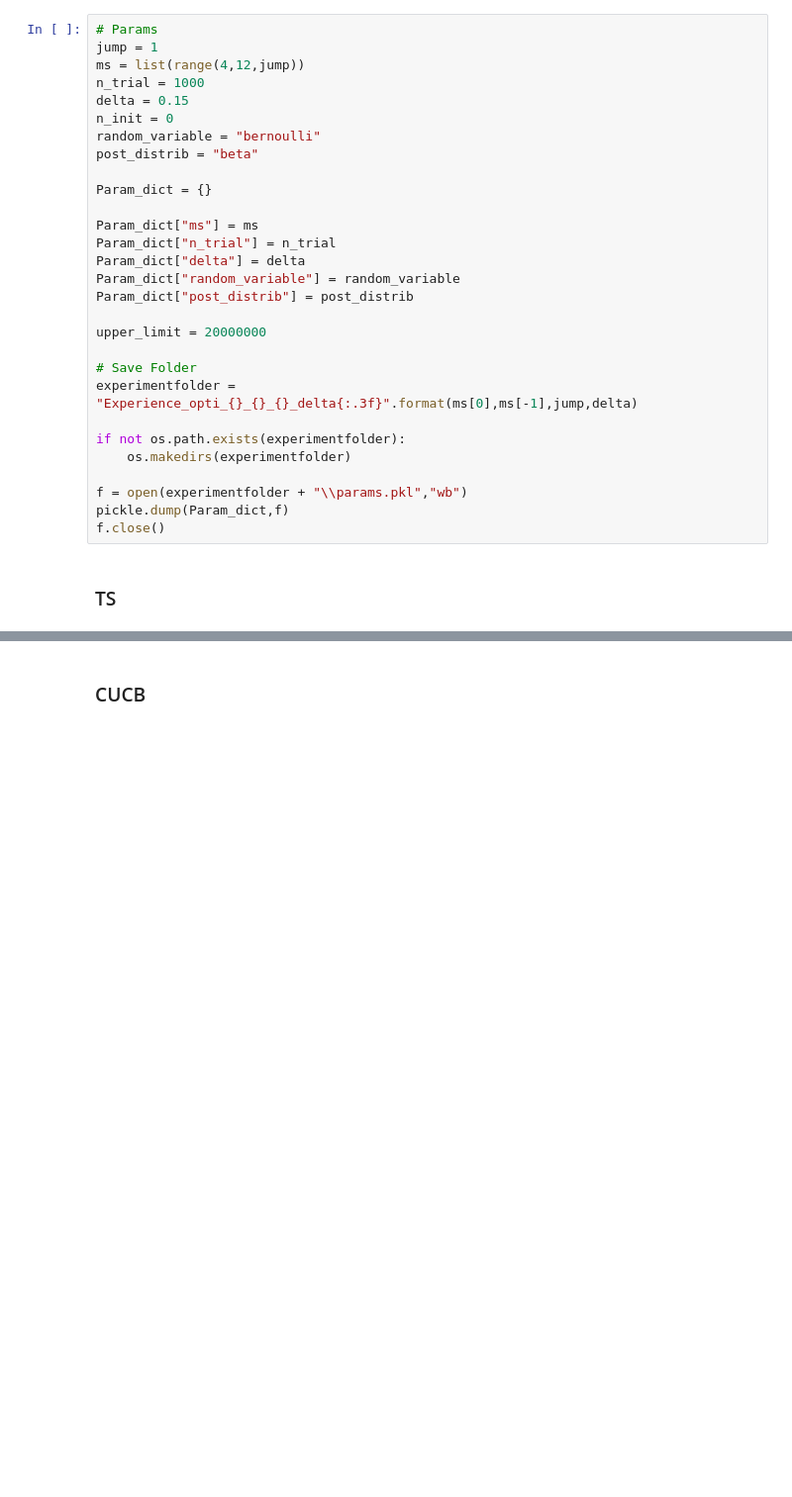
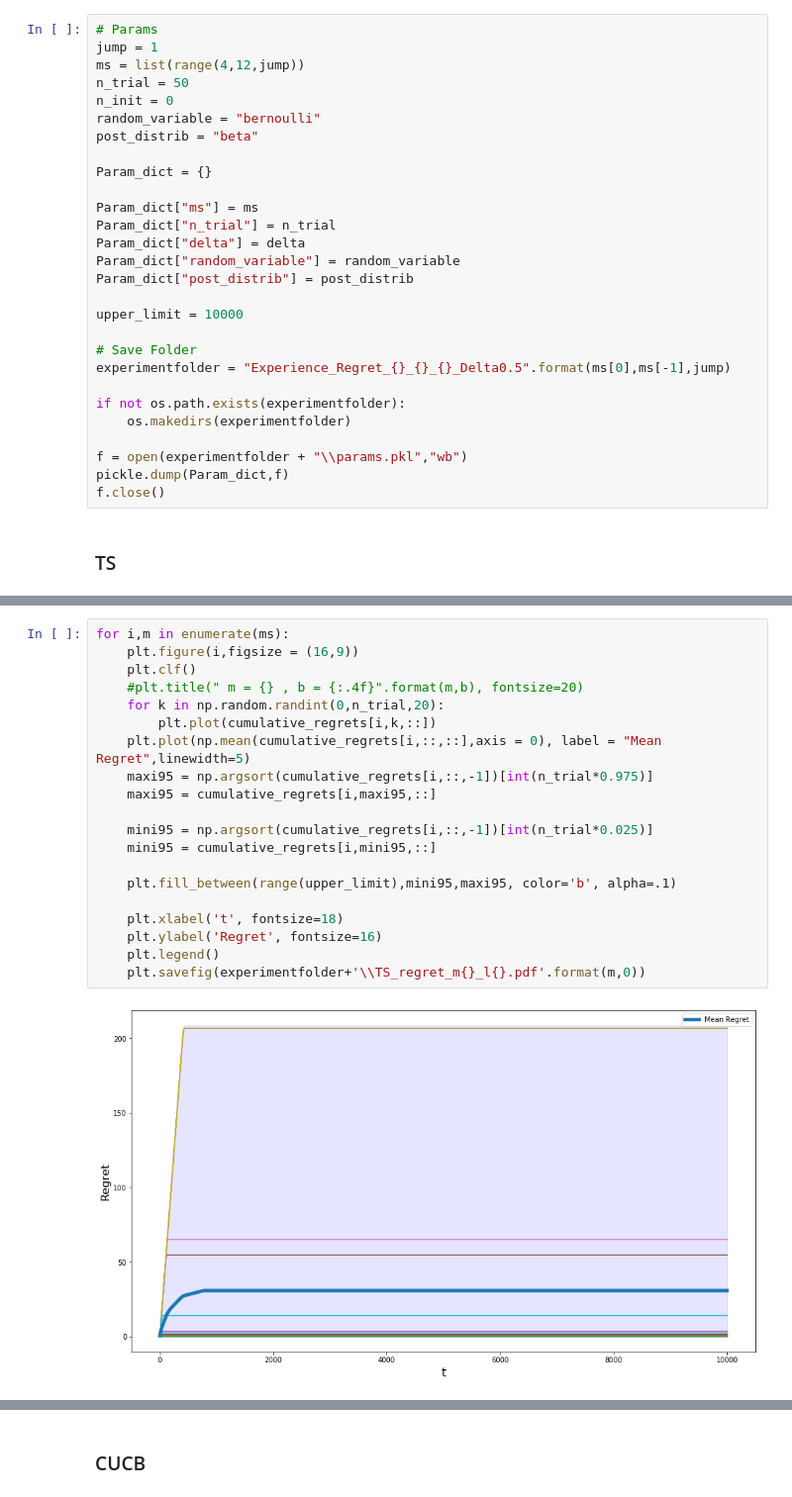
Before and after one commit to RaymZhang/TS_Combinatorial_Semi_Bandits_Curse, a Jupyter notebook: TS_comparison_on_Zgraph/CUCB_vs_TS_ZGraph.ipynb, the cells around one changed output, grey strips where cells are left out. Shown at 99% size. Cells and saved outputs as stored; diff of their text form; blank space fills up the shorter version.

```diff
--- a/TS_comparison_on_Zgraph/CUCB_vs_TS_ZGraph.ipynb
+++ b/TS_comparison_on_Zgraph/CUCB_vs_TS_ZGraph.ipynb
@@ -594,8 +741,7 @@ for i,m in enumerate(ms):
 # Params
 jump = 1
 ms = list(range(4,12,jump))
-n_trial = 1000
-delta = 0.15
+n_trial = 50
 n_init = 0
 random_variable = "bernoulli"
 post_distrib = "beta"
@@ -608,10 +754,10 @@ Param_dict["delta"] = delta
 Param_dict["random_variable"] = random_variable
 Param_dict["post_distrib"] = post_distrib
 
-upper_limit = 20000000
+upper_limit = 10000
 
 # Save Folder
-experimentfolder = "Experience_opti_{}_{}_{}_delta{:.3f}".format(ms[0],ms[-1],jump,delta)
+experimentfolder = "Experience_Regret_{}_{}_{}_Delta0.5".format(ms[0],ms[-1],jump)
 
 if not os.path.exists(experimentfolder):
     os.makedirs(experimentfolder)
@@ -623,0 +815,22 @@ f.close()
+# %%
+for i,m in enumerate(ms):
+    plt.figure(i,figsize = (16,9))
+    plt.clf()
+    #plt.title(" m = {} , b = {:.4f}".format(m,b), fontsize=20)
+    for k in np.random.randint(0,n_trial,20):
+        plt.plot(cumulative_regrets[i,k,::])
+    plt.plot(np.mean(cumulative_regrets[i,::,::],axis = 0), label = "Mean Regret",linewidth=5)
+    maxi95 = np.argsort(cumulative_regrets[i,::,-1])[int(n_trial*0.975)]
+    maxi95 = cumulative_regrets[i,maxi95,::]
+
+    mini95 = np.argsort(cumulative_regrets[i,::,-1])[int(n_trial*0.025)]
+    mini95 = cumulative_regrets[i,mini95,::]
+
+    plt.fill_between(range(upper_limit),mini95,maxi95, color='b', alpha=.1)
+
+    plt.xlabel('t', fontsize=18)
+    plt.ylabel('Regret', fontsize=16)
+    plt.legend()
+    plt.savefig(experimentfolder+'\\TS_regret_m{}_l{}.pdf'.format(m,0))
+# %% [output]
+[figure, added]
```
Also changed, not shown: parts of 14 cells of this notebook, 35 other files.
